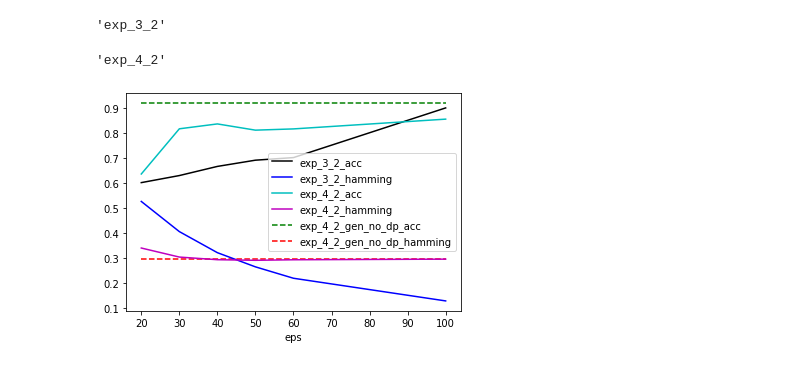
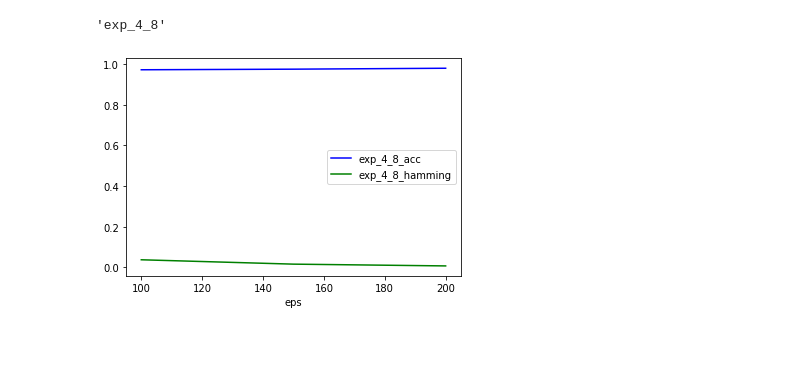
Before and after one commit to ramiroviszan/dp-gem, a Jupyter notebook: result_visualization.ipynb, the cells around one changed output. Cells and saved outputs as stored; diff of their text form; code cells hidden in the pictures.

```diff
--- a/result_visualization.ipynb
+++ b/result_visualization.ipynb
@@ -5,7 +5,7 @@ import matplotlib.pyplot as plt
 from itertools import cycle
 cycol = cycle('bgrcmk')
 # %%
-exp_name = 'exp_4_2'
+exp_name = 'exp_4_8'
 # %%
 def read_exp_res(exp_name):
     control_val = pd.read_csv('results/{0}/control_val_results.csv'.format(exp_name))
@@ -62,16 +62,15 @@ def process_res(exp_name, show_tables=False, utility_metric="acc", privacy_loss_
     legend = plot_exp_res(exp_name, *tables, utility_metric, privacy_loss_metric)
     return legend
 # %%
-exps = ['exp_3_2', 'exp_4_2']
+exps = ['exp_4_8']
 plot_lengends = []
 for exp_name in exps:
     display(exp_name)
     legend = process_res(exp_name)
     plot_lengends = plot_lengends + legend
 
 plt.legend(plot_lengends)
 plt.show()
 # %% [output]
-'exp_3_2'
+'exp_4_8'
-'exp_4_2'
-[figure, old version]
+[figure, new version]
```
Also changed, not shown: 2 other files.
